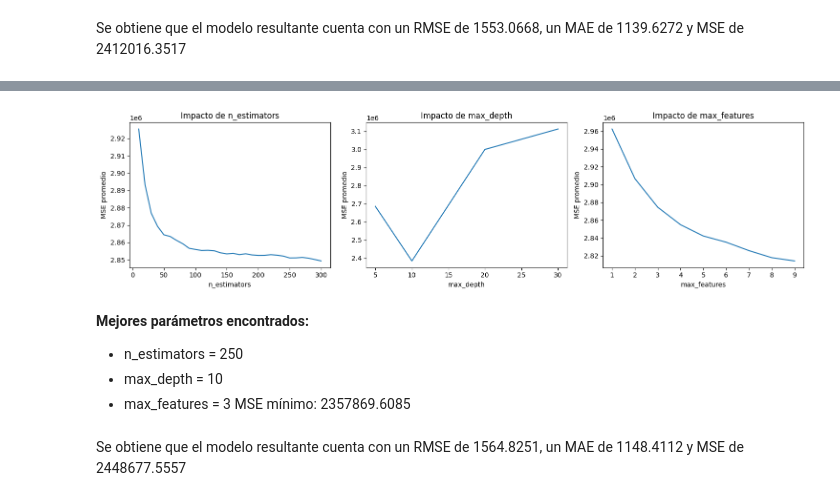
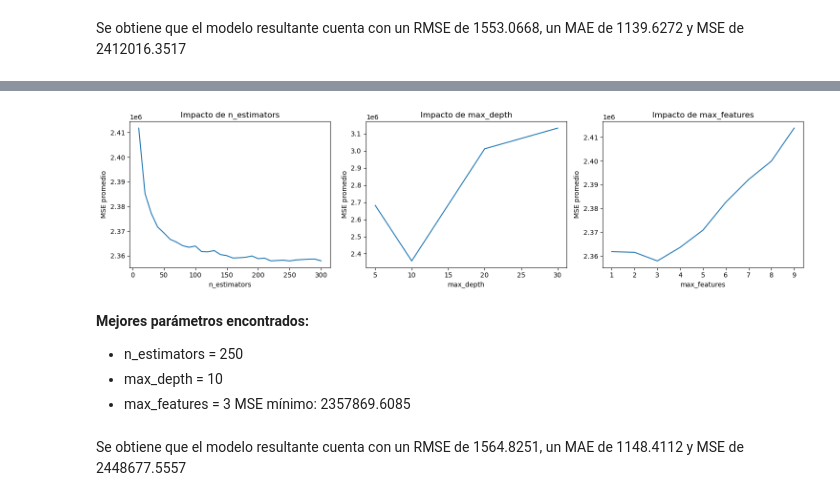
Before and after one commit to JohanManjarresMIAD/JohanManjarresMIAD-JohanManjarresMIAD-MIAD_ML_NLP_2026-Grupo_26, a Jupyter notebook: Semana 2/S2TC1_RandomForests_Boosting.ipynb, the cells around one changed output, grey strips where cells are left out. Saved outputs shown, nothing was run; the diff lists cells and outputs as text; code cells hidden in the pictures.

```diff
--- a/Semana 2/S2TC1_RandomForests_Boosting.ipynb
+++ b/Semana 2/S2TC1_RandomForests_Boosting.ipynb
@@ -532,37 +524,47 @@ results = pd.DataFrame(grid_search.cv_results_)
 results['mean_mse'] = -results['mean_test_score']
 
 fig, axes = plt.subplots(1, 3, figsize=(15, 4))
 
 # Impacto de n_estimators
-results.groupby('param_n_estimators')['mean_mse'].mean().plot(ax=axes[0])
+results[
+    (results['param_max_depth'] == best_params['max_depth']) &
+    (results['param_max_features'] == best_params['max_features'])
+].groupby('param_n_estimators')['mean_mse'].mean().plot(ax=axes[0])
+
 axes[0].set_title('Impacto de n_estimators')
 axes[0].set_xlabel('n_estimators')
 axes[0].set_ylabel('MSE promedio')
 
 # Impacto de max_depth
-results.groupby('param_max_depth')['mean_mse'].mean().plot(ax=axes[1])
+results[
+    (results['param_n_estimators'] == best_params['n_estimators']) &
+    (results['param_max_features'] == best_params['max_features'])
+].groupby('param_max_depth')['mean_mse'].mean().plot(ax=axes[1])
 axes[1].set_title('Impacto de max_depth')
 axes[1].set_xlabel('max_depth')
 axes[1].set_ylabel('MSE promedio')
 
 # Impacto de max_features
-results.groupby('param_max_features')['mean_mse'].mean().plot(ax=axes[2])
+results[
+    (results['param_n_estimators'] == best_params['n_estimators']) &
+    (results['param_max_depth'] == best_params['max_depth'])
+].groupby('param_max_features')['mean_mse'].mean().plot(ax=axes[2])
 axes[2].set_title('Impacto de max_features')
 axes[2].set_xlabel('max_features')
 axes[2].set_ylabel('MSE promedio')
 
 plt.tight_layout()
 plt.show()
 
 display(Markdown(f"""
 **Mejores parámetros encontrados:**
 - n_estimators = {best_params['n_estimators']}
 - max_depth = {best_params['max_depth']}
 - max_features = {best_params['max_features']}
 MSE mínimo: {best_mse:.4f}
 """))
 # %% [output]
-[figure, old version]
+[figure, new version]
 
 **Mejores parámetros encontrados:**
 - n_estimators = 250
```
Also changed, not shown: parts of 21 cells of this notebook.
